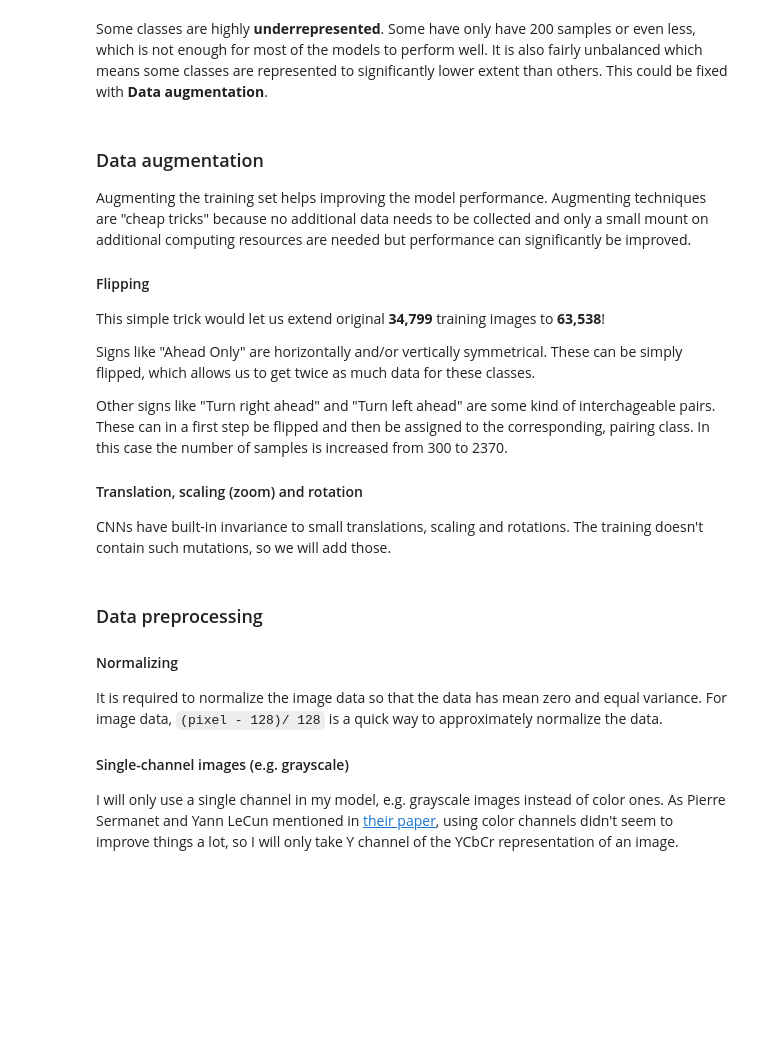
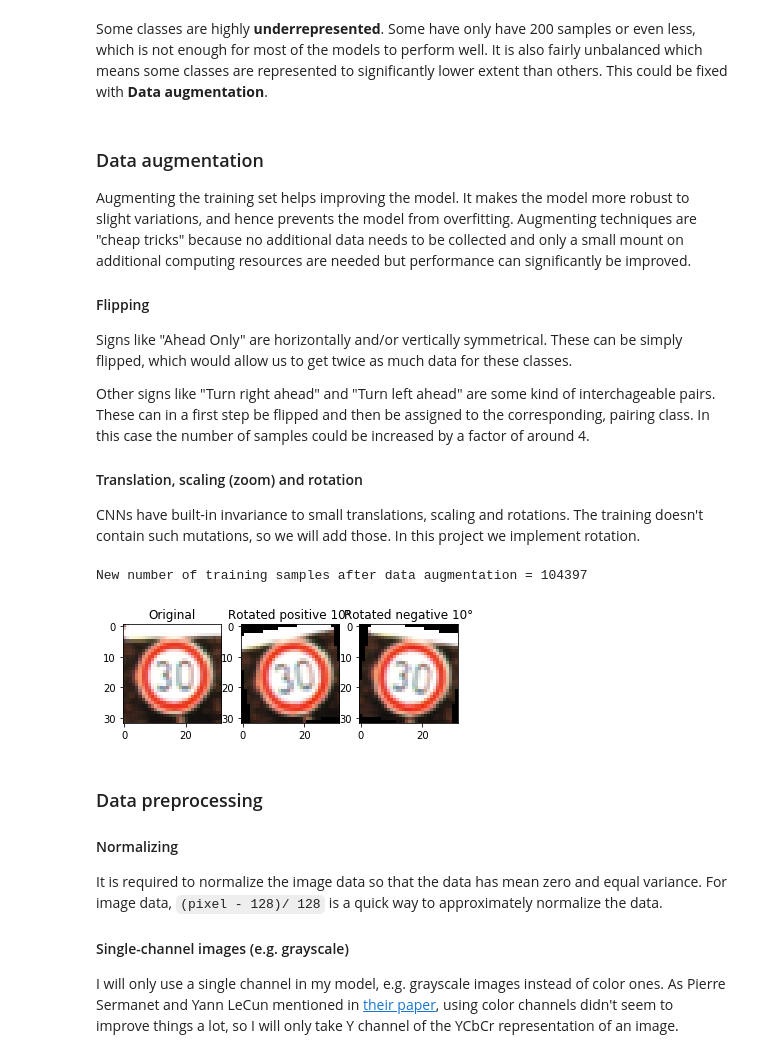
Before and after one commit to wolfgang-stefani/Traffic-Sign-Classifier, a Jupyter notebook: Traffic_Sign_Classifier.ipynb, the cells around one changed output. Drawn from its saved outputs; the diff is of its cells as text; code cells hidden in the pictures; blank space fills up the shorter version.

```diff
--- a/Traffic_Sign_Classifier.ipynb
+++ b/Traffic_Sign_Classifier.ipynb
@@ -133,19 +136,77 @@ Some classes are highly **underrepresented**. Some have only have 200 samples or
 # %% [markdown]
 ### Data augmentation
 
-Augmenting the training set helps improving the model performance. Augmenting techniques are "cheap tricks" because no additional data needs to be collected and only a small mount on additional computing resources are needed but performance can significantly be improved.
+Augmenting the training set helps improving the model. It makes the model more robust to slight variations, and hence prevents the model from overfitting.
+Augmenting techniques are "cheap tricks" because no additional data needs to be collected and only a small mount on additional computing resources are needed but performance can significantly be improved.
 
 #### Flipping
 
-This simple trick would let us extend original **34,799** training images to **63,538**!
+Signs like "Ahead Only" are horizontally and/or vertically symmetrical. These can be simply flipped, which would allow us to get twice as much data for these classes.
 
-Signs like "Ahead Only" are horizontally and/or vertically symmetrical. These can be simply flipped, which allows us to get twice as much data for these classes.
-
-Other signs like "Turn right ahead" and "Turn left ahead" are some kind of interchageable pairs. These can in a first step be flipped and then be assigned to the corresponding, pairing class. In this case the number of samples is increased from 300 to 2370.
+Other signs like "Turn right ahead" and "Turn left ahead" are some kind of interchageable pairs. These can in a first step be flipped and then be assigned to the corresponding, pairing class. In this case the number of samples could be increased by a factor of around 4.
 
 #### Translation, scaling (zoom) and rotation
 
-CNNs have built-in invariance to small translations, scaling and rotations. The training doesn't contain such mutations, so we will add those.
+CNNs have built-in invariance to small translations, scaling and rotations. The training doesn't contain such mutations, so we will add those. In this project we implement rotation.
+# %%
+## Data augmentation technique: Rotation
+degrees = 10
+
+# Rotating images
+degrees_positive = 10
+X_train_rotated_positive = []
+for i in range(len(X_train)):
+    rotated_image = scipy.ndimage.rotate(X_train[i], degrees_positive)
+    X_train_rotated_positive.append(rotated_image)
+
+degrees_negative = 350
+X_train_rotated_negative = []
+for i in range(len(X_train)):
+    rotated_image = scipy.ndimage.rotate(X_train[i], degrees_negative)
+    X_train_rotated_negative.append(rotated_image)
+
+# Crop image, due to other image size after rotation. Attention: it's not automated! It fit's currently to the 10° rotation.
+for i in range(len(X_train_rotated_positive)):
+    X_train_rotated_positive[i] = X_train_rotated_positive[i][2:34,2:34]   # box=(y:y+crop, x:x+crop)
+
+for i in range(len(X_train_rotated_negative)):
+    X_train_rotated_negative[i] = X_train_rotated_negative[i][2:34,2:34]   # box=(y:y+crop, x:x+crop)
+
+# appending rotated images to train set
+
+# Convert the data into list type to use the method "append"
+X_train = list(X_train)
+
+#Append combining the Lists
+for i in range(len(X_train_rotated_positive)):
+    X_train.append(X_train_rotated_positive[i])
+    X_train.append(X_train_rotated_negative[i])
+
+#Convert the data back to a np.array
+X_train = np.array(X_train)
+
+# New number of training examples (after data augmentation)
+n_train_new = len(X_train)
+print("New number of training samples after data augmentation =", n_train_new)
+# %% [output]
+New number of training samples after data augmentation = 104397
+# %%
+# Display an example for rotation
+
+fig, (ax1, ax2, ax3) = plt.subplots(1,3)
+ax1.imshow(X_train[3000])
+ax1.set_title('Original')
+ax1.axis('ON')  # clear x- and y-axes
+ax2.imshow(X_train_rotated_positive[3000])
+ax2.set_title('Rotated positive 10°')
+ax2.axis('ON')  # clear x- and y-axes
+ax3.imshow(X_train_rotated_negative[3000])
+ax3.set_title('Rotated negative 10°')
+ax3.axis('ON')  # clear x- and y-axes
+plt.savefig('./examples/Figure_original_rotated.jpg', dpi=300)
+plt.show()
+# %% [output]
+[figure, added]
 # %% [markdown]
 ### Data preprocessing
 
```
Also changed, not shown: parts of 4 cells of this notebook.
